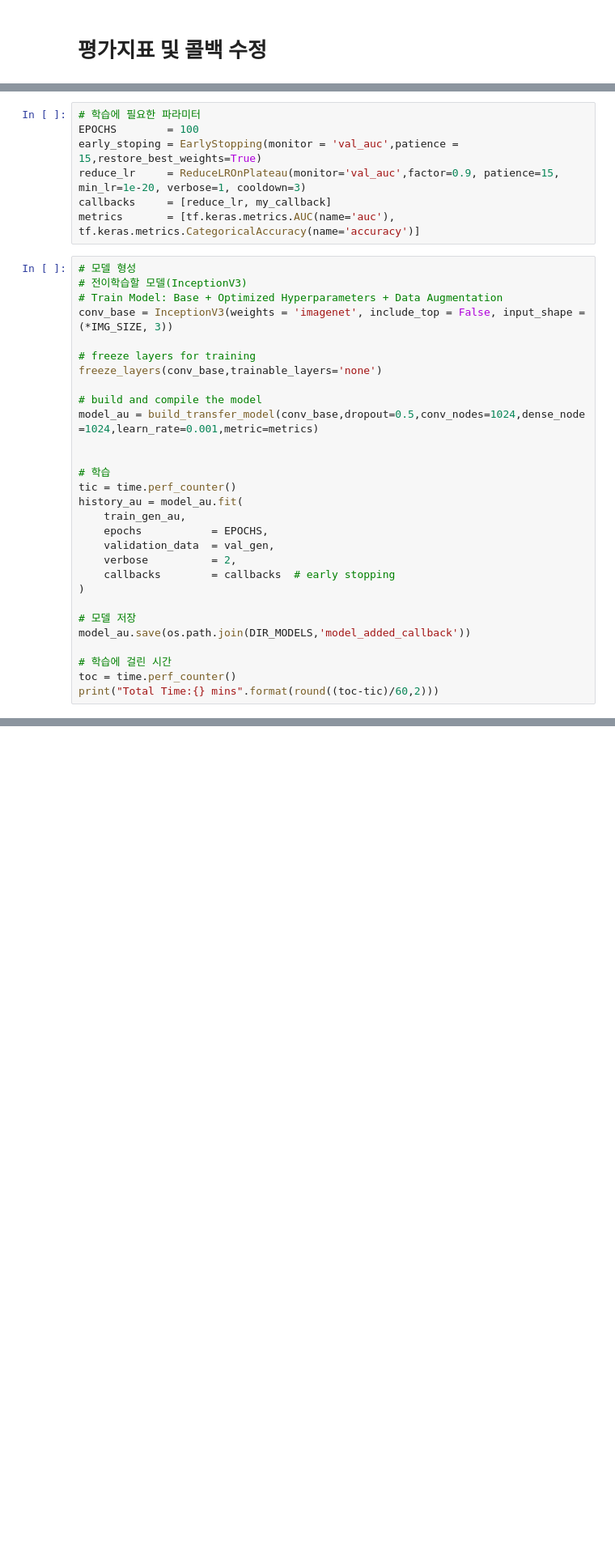
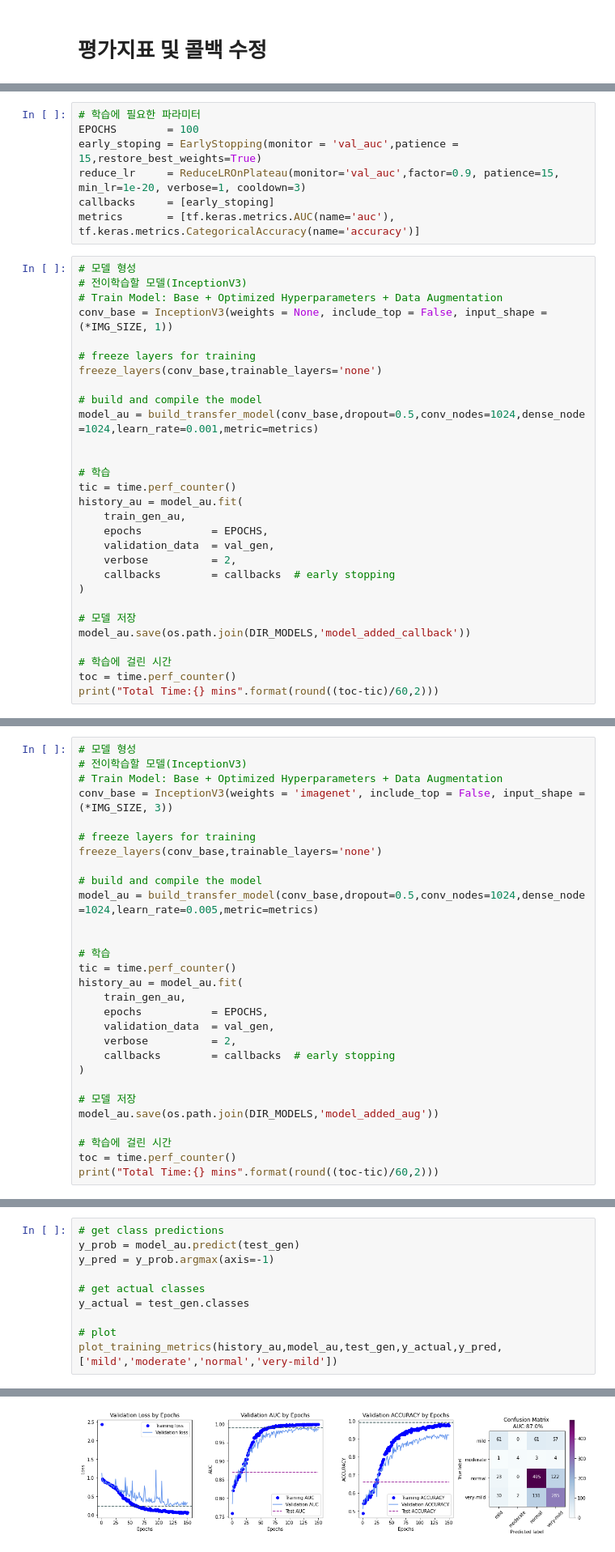
Before and after one commit to tjsdud594/Alzheimer_project, a Jupyter notebook: kaggle_base.ipynb, the cells around one changed output, grey strips where cells are left out. Shown at 81% size. Cells and saved outputs as stored; diff of their text form; blank space fills up the shorter version.

Commit message:
modeling

```diff
--- a/kaggle_base.ipynb
+++ b/kaggle_base.ipynb
@@ -851,13 +969,13 @@ my_callback = MyCallback()
 EPOCHS        = 100
 early_stoping = EarlyStopping(monitor = 'val_auc',patience = 15,restore_best_weights=True)
 reduce_lr     = ReduceLROnPlateau(monitor='val_auc',factor=0.9, patience=15, min_lr=1e-20, verbose=1, cooldown=3)
-callbacks     = [reduce_lr, my_callback]
+callbacks     = [early_stoping]
 metrics       = [tf.keras.metrics.AUC(name='auc'), tf.keras.metrics.CategoricalAccuracy(name='accuracy')]
 # %%
 # 모델 형성
 # 전이학습할 모델(InceptionV3)
 # Train Model: Base + Optimized Hyperparameters + Data Augmentation
-conv_base = InceptionV3(weights = 'imagenet', include_top = False, input_shape = (*IMG_SIZE, 3))
+conv_base = InceptionV3(weights = None, include_top = False, input_shape = (*IMG_SIZE, 1))
 
 # freeze layers for training
 freeze_layers(conv_base,trainable_layers='none')
@@ -894,0 +1117,29 @@ plot_training_metrics(history_au,model_au,test_gen,y_actual,y_pred,['mild','mode
+# %%
+# 모델 형성
+# 전이학습할 모델(InceptionV3)
+# Train Model: Base + Optimized Hyperparameters + Data Augmentation
+conv_base = InceptionV3(weights = 'imagenet', include_top = False, input_shape = (*IMG_SIZE, 3))
+
+# freeze layers for training
+freeze_layers(conv_base,trainable_layers='none')
+
+# build and compile the model
+model_au = build_transfer_model(conv_base,dropout=0.5,conv_nodes=1024,dense_node =1024,learn_rate=0.005,metric=metrics)
+
+
+# 학습
+tic = time.perf_counter()
+history_au = model_au.fit(
+    train_gen_au,
+    epochs           = EPOCHS,
+    validation_data  = val_gen,
+    verbose          = 2,
+    callbacks        = callbacks  # early stopping
+)
+
+# 모델 저장
+model_au.save(os.path.join(DIR_MODELS,'model_added_aug'))
+
+# 학습에 걸린 시간
+toc = time.perf_counter()
+print("Total Time:{} mins".format(round((toc-tic)/60,2)))
@@ -894,0 +1168,11 @@ plot_training_metrics(history_au,model_au,test_gen,y_actual,y_pred,['mild','mode
+# %%
+# get class predictions
+y_prob = model_au.predict(test_gen)
+y_pred = y_prob.argmax(axis=-1)
+
+# get actual classes
+y_actual = test_gen.classes
+
+# plot
+plot_training_metrics(history_au,model_au,test_gen,y_actual,y_pred,['mild','moderate','normal','very-mild'])
+# %% [output]
@@ -894,0 +1193 @@ plot_training_metrics(history_au,model_au,test_gen,y_actual,y_pred,['mild','mode
+[figure, added]
```
Also changed, not shown: parts of 58 cells of this notebook.
